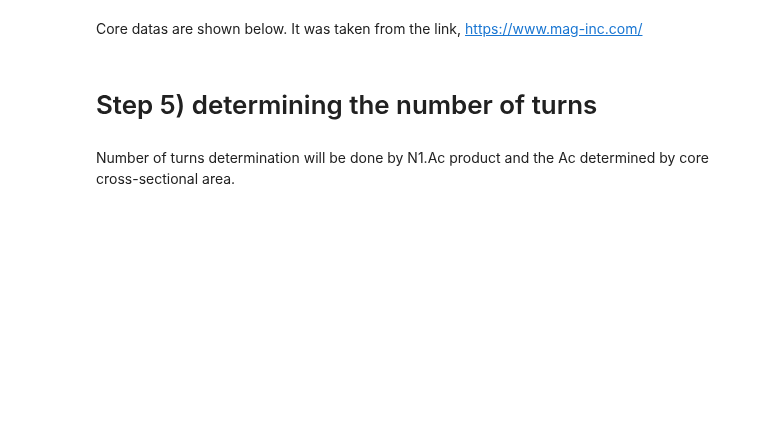
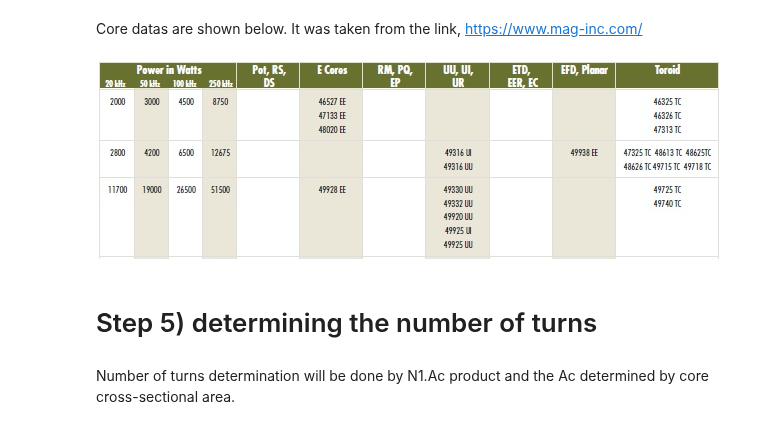
Before and after one commit to odtu/EE564, a Jupyter notebook: XRAY/gokhang/Preliminary Design on Sheet.ipynb, the cells around one changed output. Saved outputs shown, nothing was run; the diff lists cells and outputs as text; code cells hidden in the pictures; blank space fills up the shorter version.

```diff
--- a/XRAY/gokhang/Preliminary Design on Sheet.ipynb
+++ b/XRAY/gokhang/Preliminary Design on Sheet.ipynb
@@ -60,3 +69,8 @@ Required WaAc is calculated. From the ferrite core catalogue, "49920UU" ferrite
 # %% [markdown]
 Core datas are shown below. It was taken from the link, https://www.mag-inc.com/
+# %%
+from IPython.display import Image
+Image(filename='power capacity.jpg')
+# %% [output]
+[figure, added]
 # %%
```
Also changed, not shown: parts of 12 cells of this notebook.
